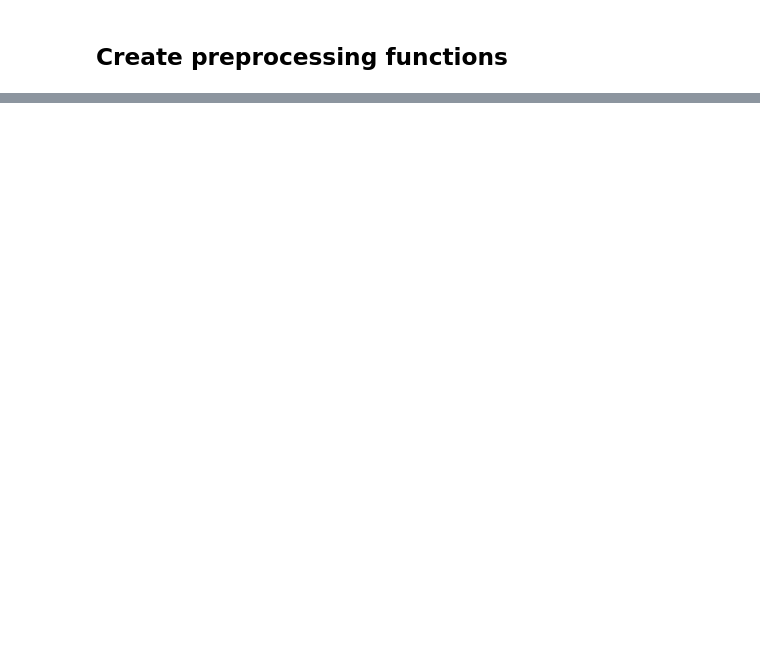
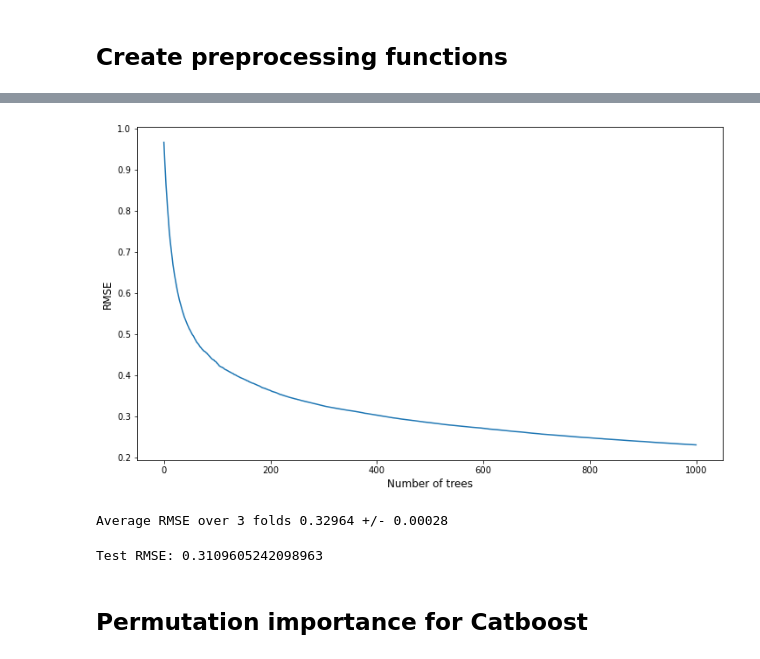
Before and after one commit to camillebeguin/ramp_air_passengers, a Jupyter notebook: Estimator.ipynb, the cells around one changed output, grey strips where cells are left out. Saved outputs shown, nothing was run; the diff lists cells and outputs as text; code cells hidden in the pictures; blank space fills up the shorter version.

```diff
--- a/Estimator.ipynb
+++ b/Estimator.ipynb
@@ -198,0 +371,13 @@ The cross-validation RMSE is 0.34550
+# %%
+plt.figure(figsize=(12, 7))
+plt.xlabel('Number of trees', fontsize=12)
+plt.ylabel('RMSE', fontsize=12)
+plt.plot(cat_model.evals_result_['learn']['RMSE'])
+plt.show()
+# %% [output]
+[figure, added]
+# %%
+scores = cross_val_score(cat_model, X_train_preprocessed, y_train, cv=3, scoring='neg_mean_squared_error')
+print('Average RMSE over 3 folds %.5f +/- %.5f' % (np.sqrt(-np.mean(scores)), np.std(scores)))
+# %% [output]
+Average RMSE over 3 folds 0.32964 +/- 0.00028
@@ -198,0 +387,7 @@ The cross-validation RMSE is 0.34550
+# %%
+test_rmse = np.sqrt(mean_squared_error(cat_model.predict(X_test_preprocessed), y_test))
+print('Test RMSE:', test_rmse)
+# %% [output]
+Test RMSE: 0.3109605242098963
+# %% [markdown]
+## Permutation importance for Catboost
```
Also changed, not shown: parts of 40 cells of this notebook.
